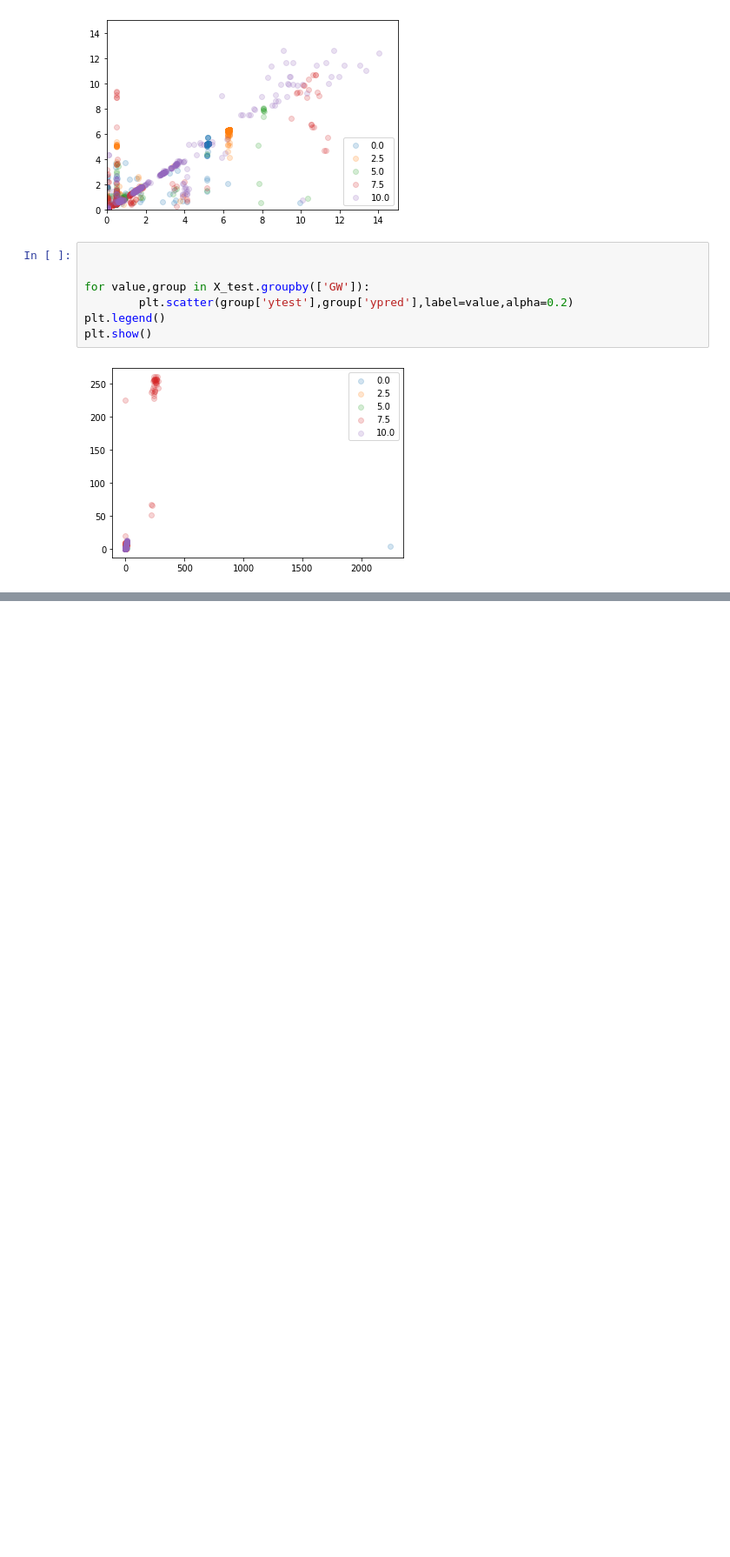
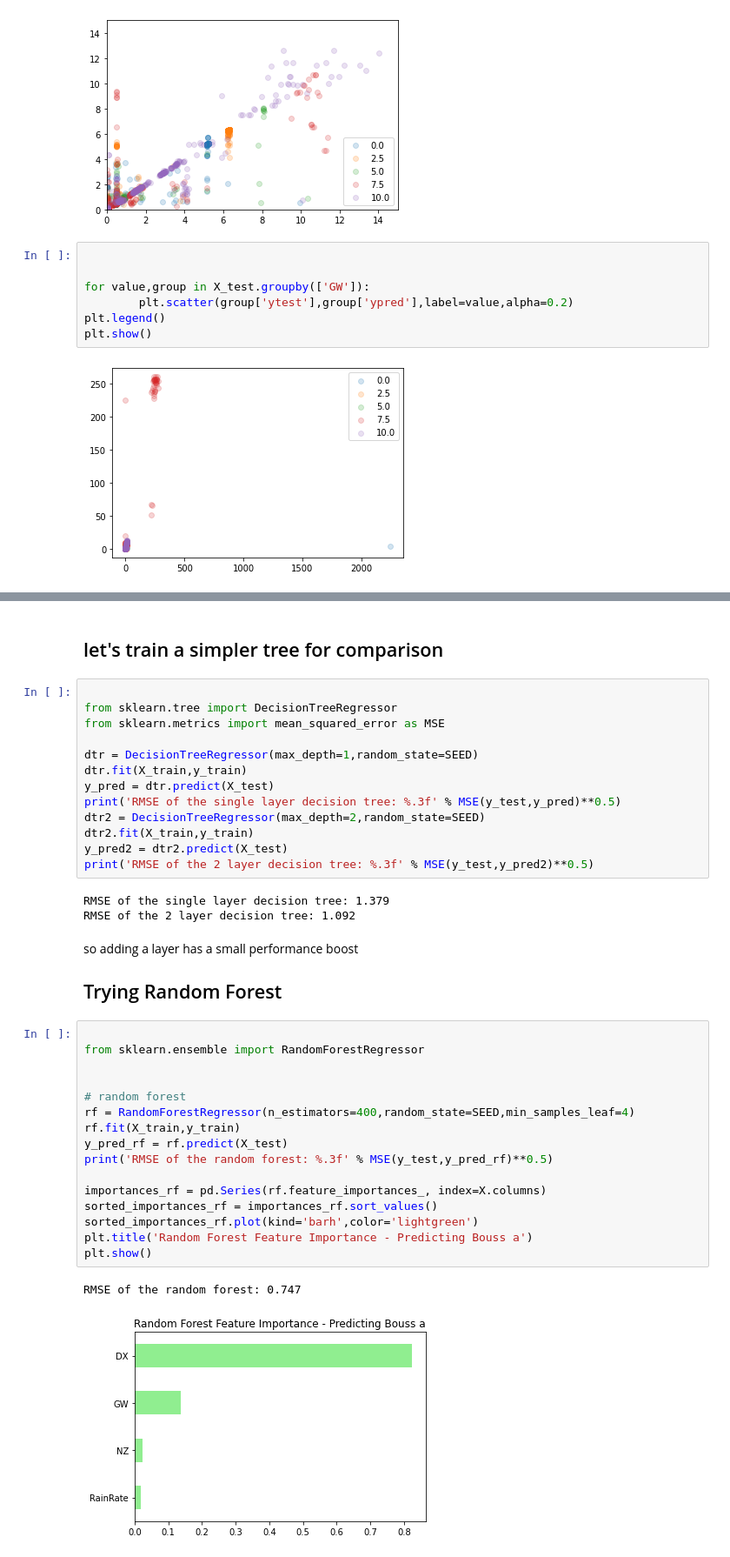
Before and after one commit to vineetbansal/ParFlowMultiRun, a Jupyter notebook: examples/AnalysisEx_MLTrees/ML_Trees.ipynb, the cells around one changed output, grey strips where cells are left out. Shown at 87% size. Cells and saved outputs as stored; diff of their text form; blank space fills up the shorter version.

Commit message:
updating trees example

```diff
--- a/examples/AnalysisEx_MLTrees/ML_Trees.ipynb
+++ b/examples/AnalysisEx_MLTrees/ML_Trees.ipynb
@@ -263,0 +290,40 @@ plt.show()
+# %% [markdown]
+ ## let's train a simpler tree for comparison
+# %%
+
+from sklearn.tree import DecisionTreeRegressor
+from sklearn.metrics import mean_squared_error as MSE
+
+dtr = DecisionTreeRegressor(max_depth=1,random_state=SEED)
+dtr.fit(X_train,y_train)
+y_pred = dtr.predict(X_test)
+print('RMSE of the single layer decision tree: %.3f' % MSE(y_test,y_pred)**0.5)
+dtr2 = DecisionTreeRegressor(max_depth=2,random_state=SEED)
+dtr2.fit(X_train,y_train)
+y_pred2 = dtr2.predict(X_test)
+print('RMSE of the 2 layer decision tree: %.3f' % MSE(y_test,y_pred2)**0.5)
+# %% [output]
+RMSE of the single layer decision tree: 1.379
+RMSE of the 2 layer decision tree: 1.092
+# %% [markdown]
+ so adding a layer has a small performance boost
+ ## Trying Random Forest
+# %%
+
+from sklearn.ensemble import RandomForestRegressor
+
+
+# random forest
+rf = RandomForestRegressor(n_estimators=400,random_state=SEED,min_samples_leaf=4)
+rf.fit(X_train,y_train)
+y_pred_rf = rf.predict(X_test)
+print('RMSE of the random forest: %.3f' % MSE(y_test,y_pred_rf)**0.5)
+
+importances_rf = pd.Series(rf.feature_importances_, index=X.columns)
+sorted_importances_rf = importances_rf.sort_values()
+sorted_importances_rf.plot(kind='barh',color='lightgreen')
+plt.title('Random Forest Feature Importance - Predicting Bouss a')
+plt.show()
+# %% [output]
+RMSE of the random forest: 0.747
+[figure, added]
```
Also changed, not shown: parts of 3 cells of this notebook.
